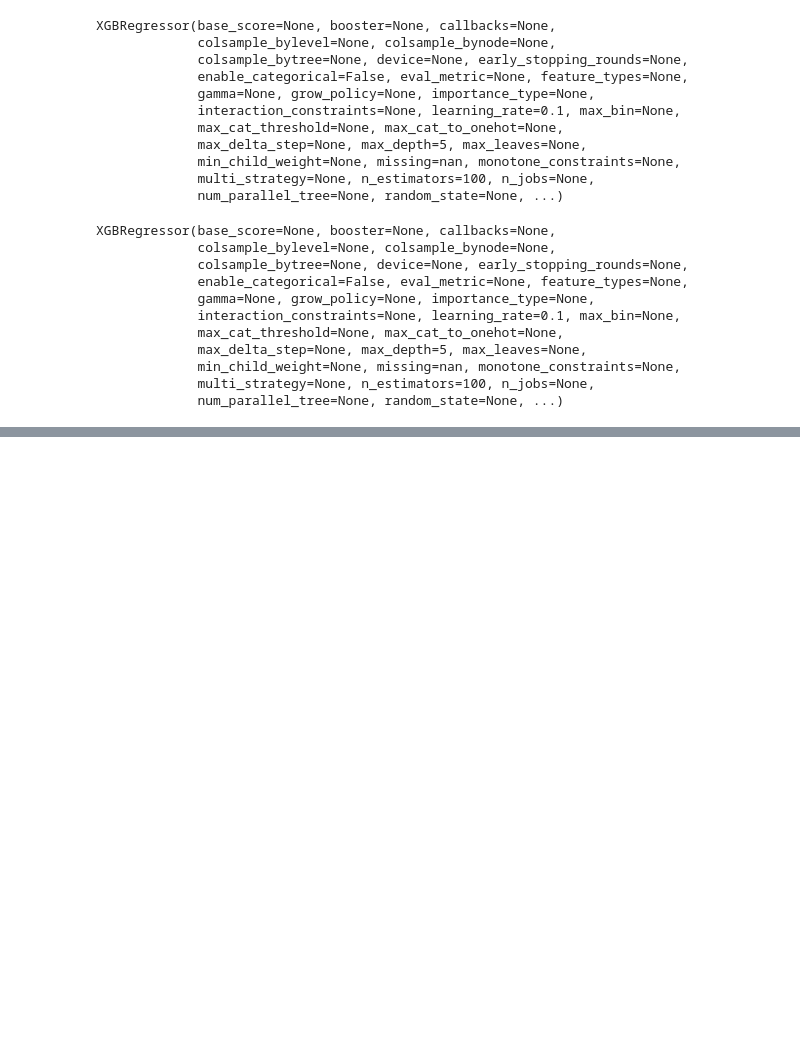
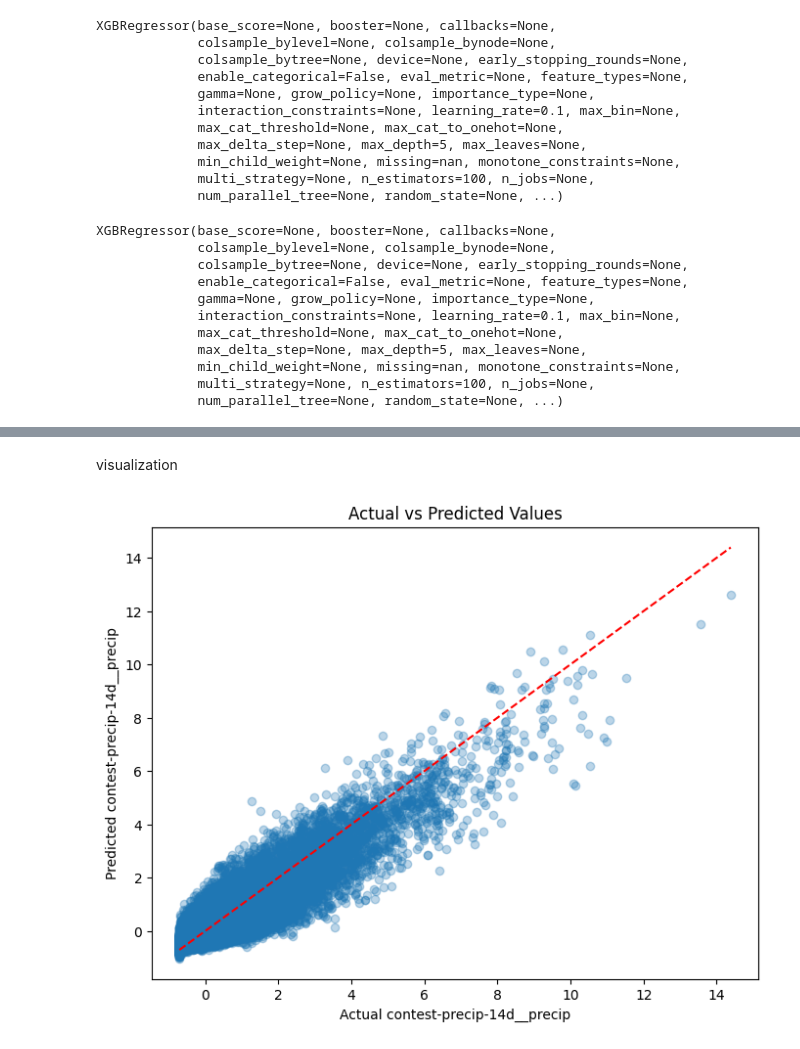
Before and after one commit to aa23amd/HYBRID-ML-BASED-SUB-SEASONAL-WEATHER-FORECASTING, a Jupyter notebook: Untitled9.ipynb, the cells around one changed output, grey strips where cells are left out. Saved outputs shown, nothing was run; the diff lists cells and outputs as text; code cells hidden in the pictures; blank space fills up the shorter version.

```diff
--- a/Untitled9.ipynb
+++ b/Untitled9.ipynb
@@ -325,0 +384,15 @@ y_val_pred = model.predict(X_val)
+# %%
+from sklearn.preprocessing import StandardScaler
+
+# Convert y_train to a NumPy array and reshape it to 2D
+y_train_array = y_train.values.reshape(-1, 1)
+
+# Fit the scaler on the training target
+target_scaler = StandardScaler()
+y_train_scaled = target_scaler.fit_transform(y_train_array)
+# %%
+# Predict on the validation set (assuming your model is trained on scaled targets)
+y_val_pred_scaled = model.predict(X_val)
+
+# Convert predictions to 2D array and apply the inverse transform
+y_val_pred_original = target_scaler.inverse_transform(y_val_pred_scaled.reshape(-1, 1))
@@ -325,0 +419,15 @@ y_val_pred = model.predict(X_val)
+# %% [markdown]
+visualization
+# %%
+import matplotlib.pyplot as plt
+
+plt.figure(figsize=(8,6))
+plt.scatter(y_val, y_val_pred_original, alpha=0.3)
+plt.xlabel('Actual contest-precip-14d__precip')
+plt.ylabel('Predicted contest-precip-14d__precip')
+plt.title('Actual vs Predicted Values')
+# Plot the ideal diagonal line
+plt.plot([y_val.min(), y_val.max()], [y_val.min(), y_val.max()], color='red', linestyle='--')
+plt.show()
+# %% [output]
+[figure, added]
```
Also changed, not shown: parts of 16 cells of this notebook.
